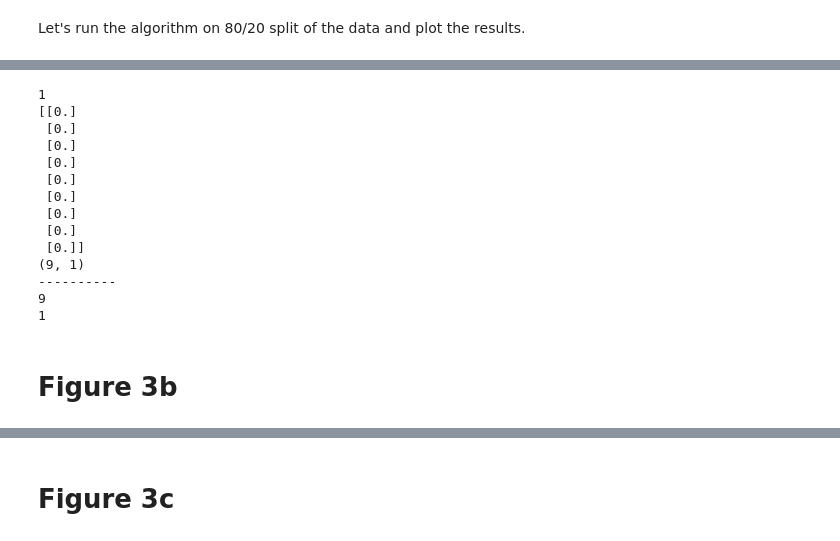
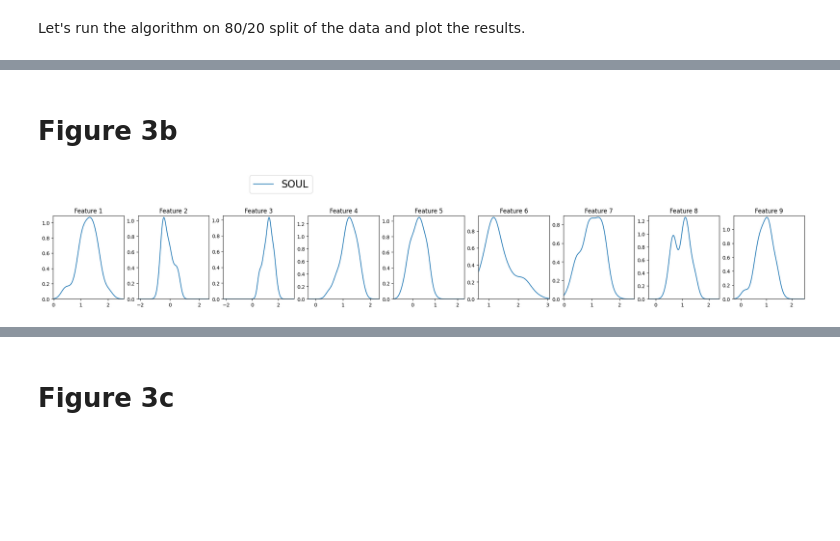
Before and after one commit to Laurasgrv-colab/PRe, a Jupyter notebook: CaseStudy3_bayesian_logistic_regression_SOUL.ipynb, the cells around one changed output, grey strips where cells are left out. Cells and saved outputs as stored; diff of their text form; code cells hidden in the pictures; blank space fills up the shorter version.

```diff
--- a/CaseStudy3_bayesian_logistic_regression_SOUL.ipynb
+++ b/CaseStudy3_bayesian_logistic_regression_SOUL.ipynb
@@ -138,27 +138,43 @@ plt.show()
-# %%
-
-print(len(x0[:, 0:1][1]))
-#x_list = np.zeros((D, 1))
-x_list = np.array(x0[:, 0:1])
-print(x_list)
-print(x_list.shape)
-print("----------")
-print(len(x_list))
-print(len(x_list[0]))
-# %% [output]
-1
-[[0.]
- [0.]
- [0.]
- [0.]
- [0.]
- [0.]
- [0.]
- [0.]
- [0.]]
-(9, 1)
-----------
-9
-1
 # %% [markdown]
 # Figure 3b
+# %%
+# Extract final particle clouds X^{1:N}_K:
+q_soul = x_soul[:, -M:]
+
+# Generate and plot KDEs:
+from scipy import stats  # stats to generate KDEs.
+fig = plt.figure(figsize=(27,3), dpi= 100)
+
+kde_r_list=[np.float64(2.58115862700272), np.float64(2.6487090518790377),
+            np.float64(3.209504392076402), np.float64(2.3150004182323594),
+            np.float64(2.2982599337403675), np.float64(3.050490617053107),
+            np.float64(2.5301136977877774), np.float64(2.401086429683187),
+            np.float64(2.498822615845701)]
+kde_l_list=[np.float64(-0.015738804057094602), np.float64(-2.15085088023593),
+            np.float64(-2.2304838689735194), np.float64(-0.2640190516743613),
+            np.float64(-0.8586621768891025), np.float64(0.6472855588865127),
+            np.float64(-0.019397450827125517), np.float64(-0.2697351136842945),
+            np.float64(-0.28102164581791156)]
+
+for i in range(D):
+    # Generate KDEs for ith entry of the final particle cloud X^{1:N}_K:
+    kde_min = kde_l_list[i]
+    kde_max = kde_r_list[i]
+    xaxis = np.linspace(kde_min, kde_max, num=100)
+
+    kde_soul = stats.gaussian_kde(q_soul[i, :])(xaxis)
+
+    # Plot KDEs:
+    plt.subplot(1, D, i+1)
+    plt.plot(xaxis, kde_soul, label='SOUL')
+    plt.title('Feature ' + str(i+1))
+    plt.ylim([0, 1.02*np.max([kde_soul])])
+    plt.xlim([kde_min, kde_max])
+
+
+handles, figlabels = plt.gca().get_legend_handles_labels()
+fig.legend(handles, figlabels, ncol=4, bbox_to_anchor=(0.36,1.3),
+           loc="upper center",fontsize=20)
+plt.subplots_adjust(hspace=0.6)
+# %% [output]
+[figure, added]
```
Also changed, not shown: parts of 4 cells of this notebook.
